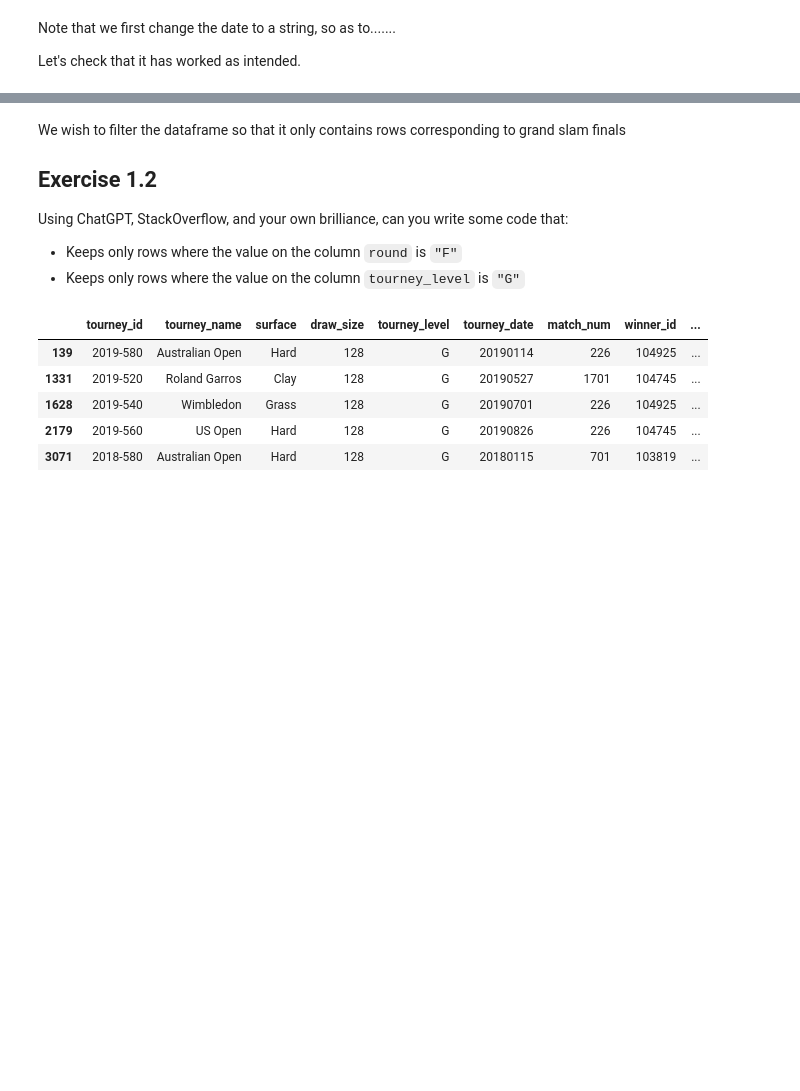
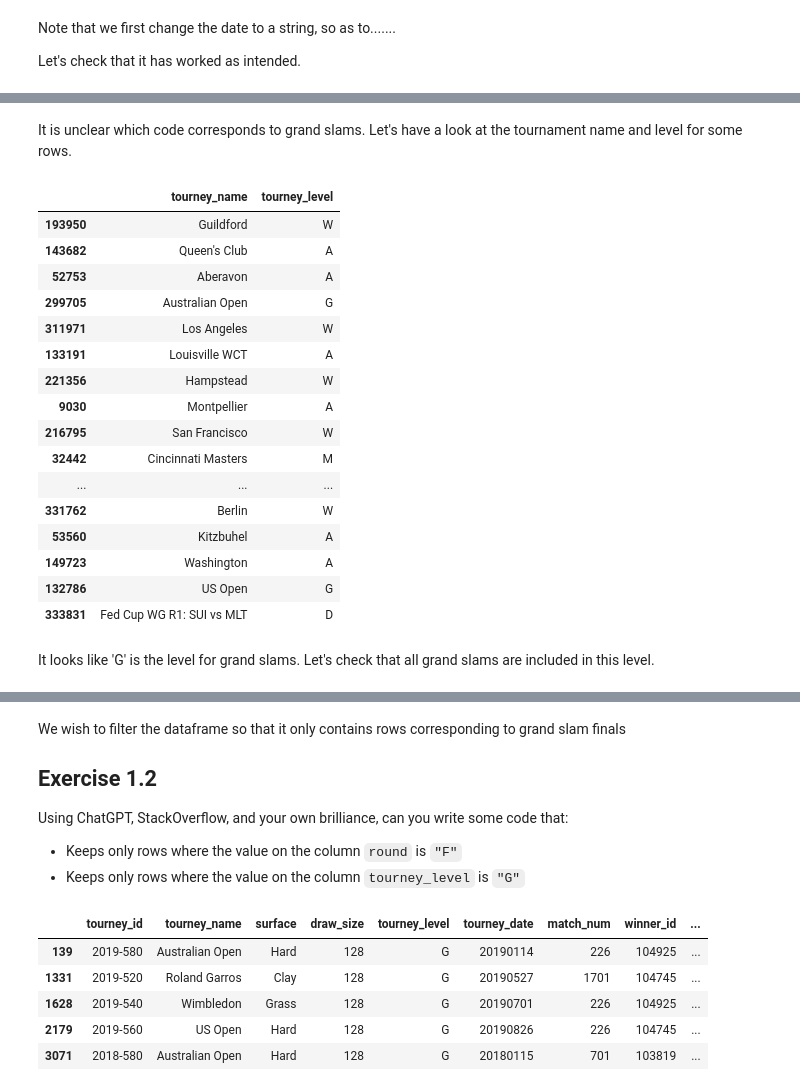
Before and after one commit to BobbyGlennS/bit-python-intro, a Jupyter notebook: solution_notebook.ipynb, the cells around one changed output, grey strips where cells are left out. Saved outputs shown, nothing was run; the diff lists cells and outputs as text; code cells hidden in the pictures; blank space fills up the shorter version.

```diff
--- a/solution_notebook.ipynb
+++ b/solution_notebook.ipynb
@@ -162,0 +217,24 @@ Now let's try to filter the dataframe.
+# %% [markdown]
+It is unclear which code corresponds to grand slams. Let's have a look at the tournament name and level for some rows.
+# %%
+df[['tourney_name', 'tourney_level']].sample(20)
+# %% [output]
+|  | tourney_name | tourney_level |
+| 193950 | Guildford | W |
+| 143682 | Queen's Club | A |
+| 52753 | Aberavon | A |
+| 299705 | Australian Open | G |
+| 311971 | Los Angeles | W |
+| 133191 | Louisville WCT | A |
+| 221356 | Hampstead | W |
+| 9030 | Montpellier | A |
+| 216795 | San Francisco | W |
+| 32442 | Cincinnati Masters | M |
+| ... | ... | ... |
+| 331762 | Berlin | W |
+| 53560 | Kitzbuhel | A |
+| 149723 | Washington | A |
+| 132786 | US Open | G |
+| 333831 | Fed Cup WG R1: SUI vs MLT | D |
+# %% [markdown]
+It looks like 'G' is the level for grand slams. Let's check that all grand slams are included in this level.
```
Also changed, not shown: parts of 47 cells of this notebook.
